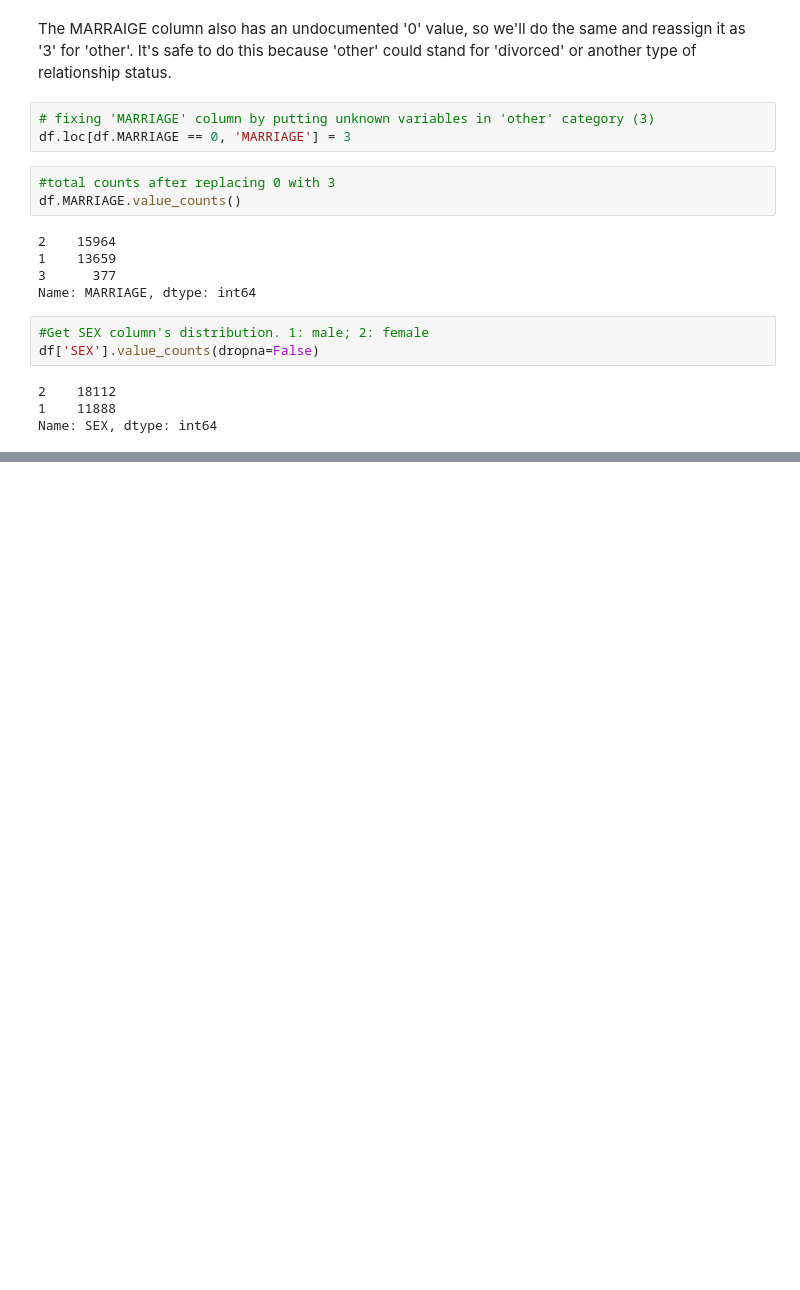
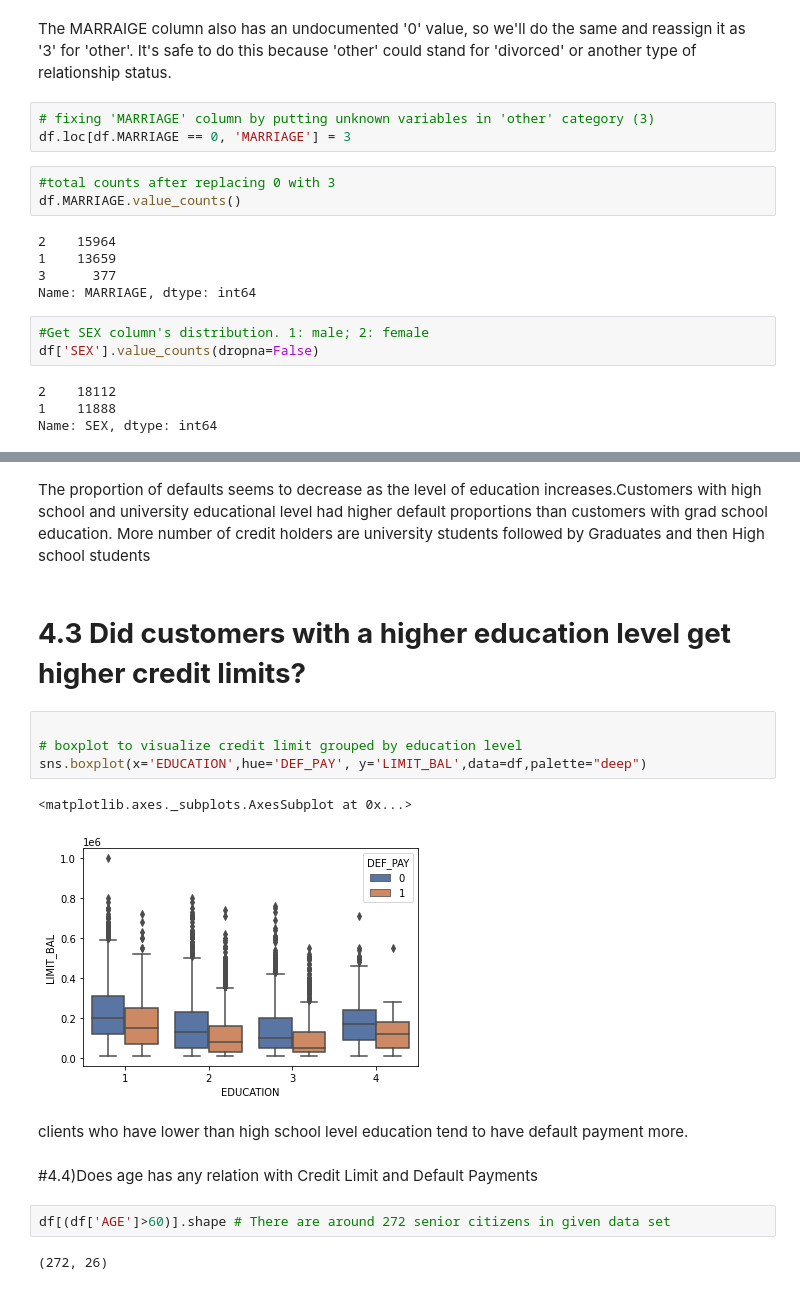
Before and after one commit to Sharaffin/Credit-card-default-prediction, a Jupyter notebook: credit_card_default_prediction.ipynb, the cells around one changed output, grey strips where cells are left out. Drawn from its saved outputs; the diff is of its cells as text; blank space fills up the shorter version.

```diff
--- a/credit_card_default_prediction.ipynb
+++ b/credit_card_default_prediction.ipynb
@@ -333,0 +509,20 @@ When we know all the important features of our experiences, we can go a step ahe
+# %% [markdown]
+The proportion of defaults seems to decrease as the level of education increases.Customers with high school and university educational level had higher default proportions than customers with grad school education.
+More number of credit holders are university students followed by Graduates and then High school students
+# %% [markdown]
+# **4.3 Did customers with a higher education level get higher credit limits?**
+# %%
+
+# boxplot to visualize credit limit grouped by education level
+sns.boxplot(x='EDUCATION',hue='DEF_PAY', y='LIMIT_BAL',data=df,palette="deep")
+# %% [output]
+<matplotlib.axes._subplots.AxesSubplot at 0x...>
+[figure, added]
+# %% [markdown]
+clients who have lower than high school level education tend to have default payment more.
+# %% [markdown]
+#4.4)Does age has any relation with Credit Limit and Default Payments
+# %%
+df[(df['AGE']>60)].shape # There are around 272 senior citizens in given data set
+# %% [output]
+(272, 26)
```
Also changed, not shown: parts of 121 cells of this notebook.
